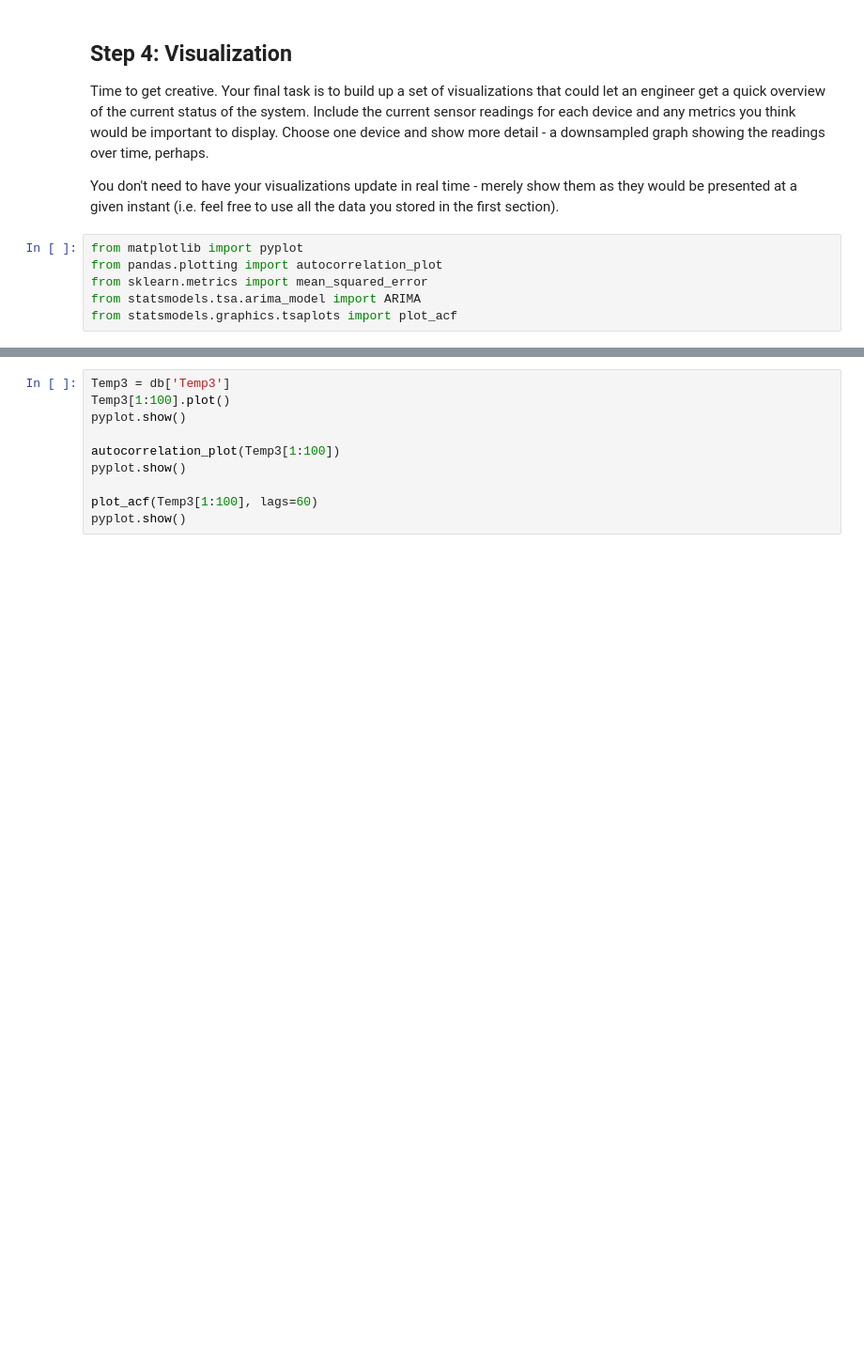
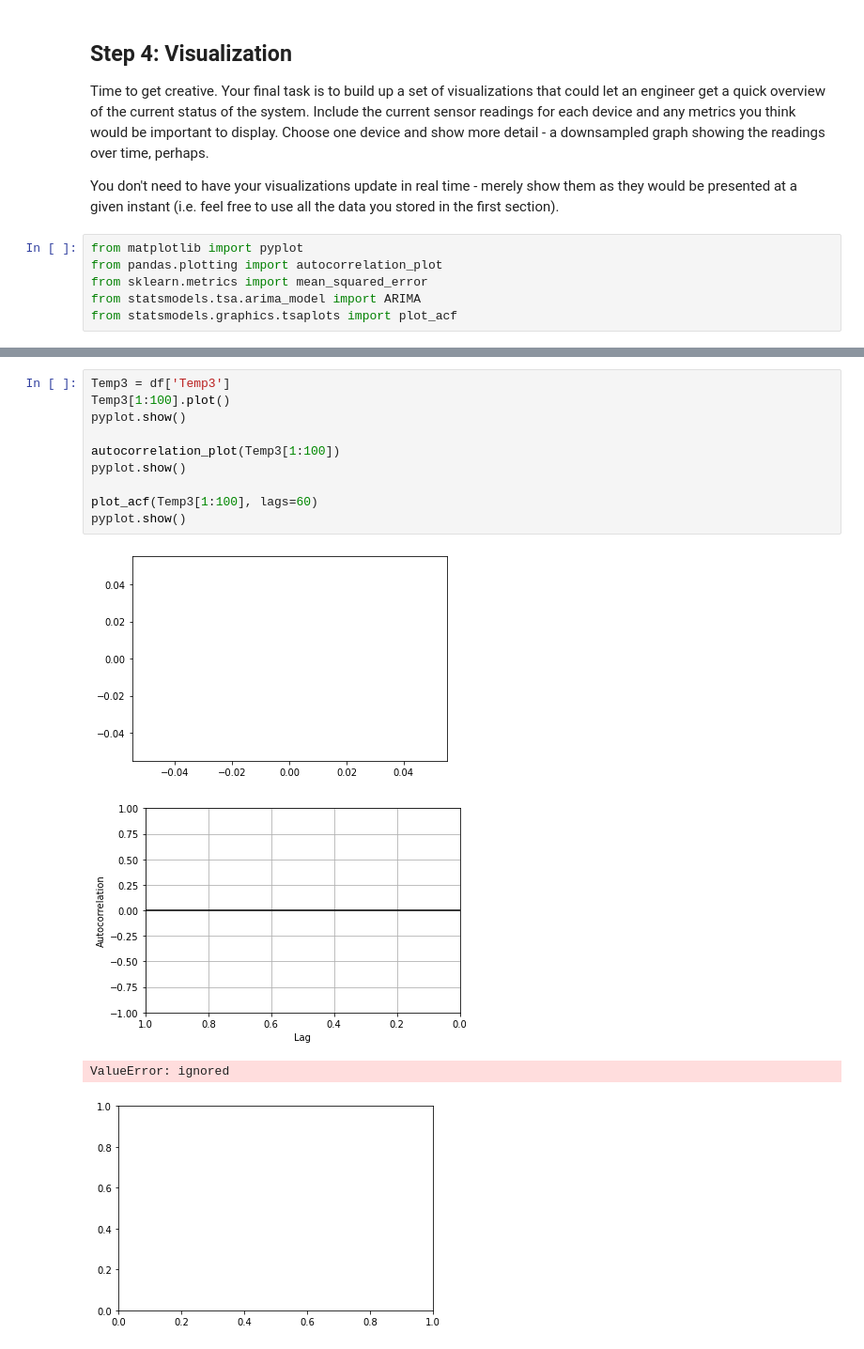
Before and after one commit to mahwaik/tutorials, a Jupyter notebook: BD_24_Summative1.ipynb, the cells around one changed output, grey strips where cells are left out. Shown at 94% size. Cells and saved outputs as stored; diff of their text form; blank space fills up the shorter version.

```diff
--- a/BD_24_Summative1.ipynb
+++ b/BD_24_Summative1.ipynb
@@ -177,11 +235,16 @@ pyplot.show()
 # %%
-Temp3 = db['Temp3']
+Temp3 = df['Temp3']
 Temp3[1:100].plot()
 pyplot.show()
 
 autocorrelation_plot(Temp3[1:100])
 pyplot.show()
 
 plot_acf(Temp3[1:100], lags=60)
 pyplot.show()
+# %% [output]
+[figure, added]
+[figure, added]
+ValueError: ignored
+[figure, added]
 # %%
```
Also changed, not shown: parts of 19 cells of this notebook.
